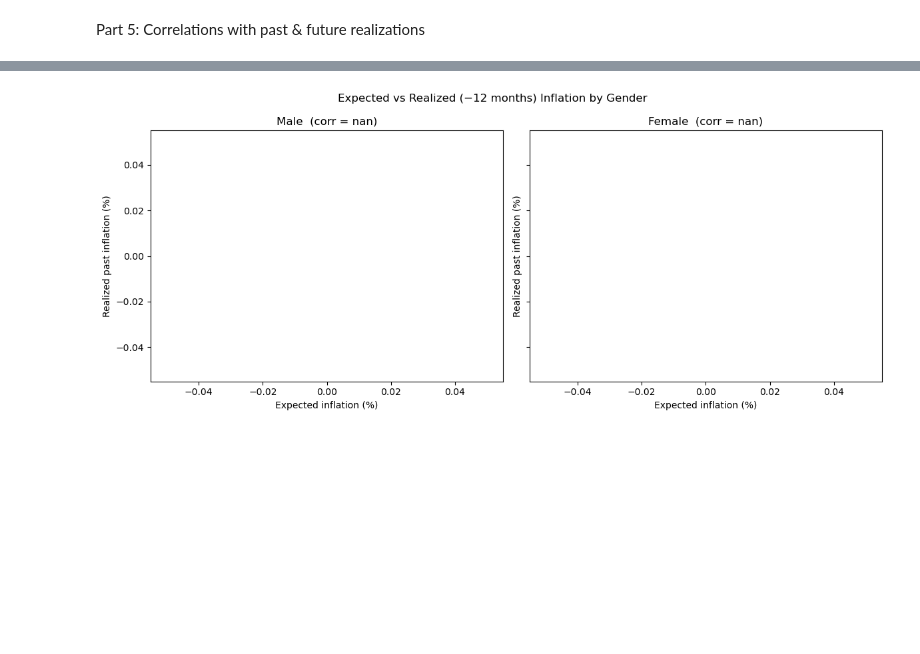
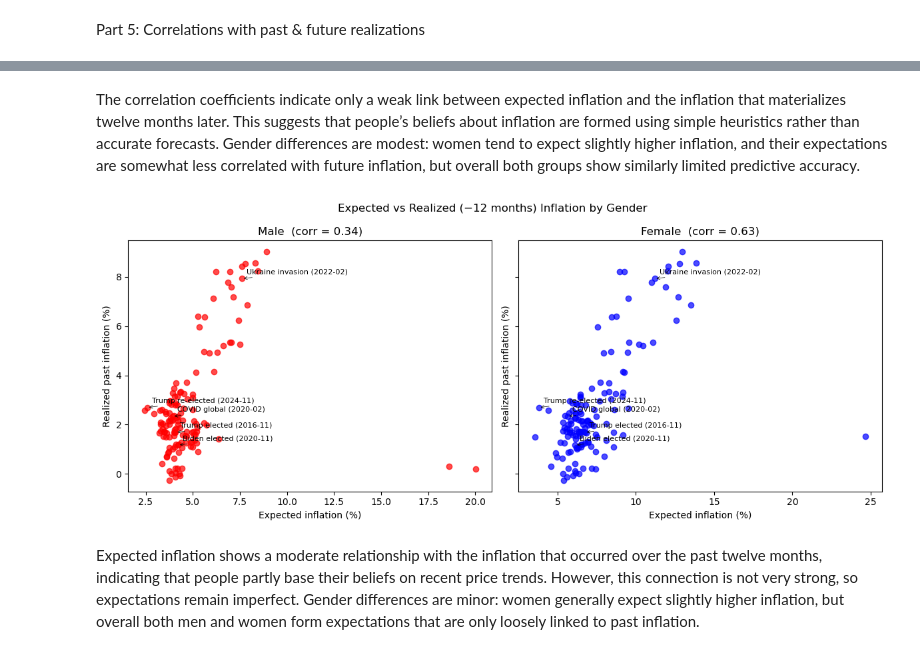
Before and after one commit to Sophiabevers/TECH2-Group-term-paper, a Jupyter notebook: Termpaper HannaK2.ipynb, the cells around one changed output, grey strips where cells are left out. Drawn from its saved outputs; the diff is of its cells as text; code cells hidden in the pictures; blank space fills up the shorter version.

```diff
--- a/Termpaper HannaK2.ipynb
+++ b/Termpaper HannaK2.ipynb
@@ -376,3 +354,6 @@ NameError: name 'exp_infl_gender' is not defined
+# %% [markdown]
+
+The correlation coefficients indicate only a weak link between expected inflation and the inflation that materializes twelve months later. This suggests that people’s beliefs about inflation are formed using simple heuristics rather than accurate forecasts. Gender differences are modest: women tend to expect slightly higher inflation, and their expectations are somewhat less correlated with future inflation, but overall both groups show similarly limited predictive accuracy.
 # %%
 # %% Part 5B – Past (−12 months) Inflation
 
@@ -382,12 +363,12 @@ cpi["cpi_past12"] = cpi["cpi"].shift(12)
 cpi["inflation_past12"] = (cpi["cpi"] - cpi["cpi_past12"]) / cpi["cpi_past12"] * 100
 
 # Align to monthly period for merging
-exp_infl_gender["month"] = exp_infl_gender["date"].dt.to_period("M")
+df_gender_month_avg["month"] = df_gender_month_avg["date"].dt.to_period("M")
 cpi["month"] = cpi["date"].dt.to_period("M")
 
 # Merge on monthly period
 merged_past = pd.merge(
-    exp_infl_gender,
+    df_gender_month_avg,
     cpi[["month", "inflation_past12"]],
     on="month",
     how="inner"
@@ -402,31 +383,34 @@ colors = ["red", "blue"]
 events = {
     "Trump elected (2016-11)": "2016-11-01",
     "COVID global (2020-02)": "2020-02-01",
     "Biden elected (2020-11)": "2020-11-01",
     "Ukraine invasion (2022-02)": "2022-02-01",
     "Trump re-elected (2024-11)": "2024-11-01",
 }
 
 fig, axes = plt.subplots(1, 2, figsize=(12, 5), sharey=True)
 for ax, (val, label), color in zip(axes, genders.items(), colors):
     df_g = merged_past[merged_past["female"] == val]
     corr = df_g["exp_inflation"].corr(df_g["inflation_past12"])
     ax.scatter(df_g["exp_inflation"], df_g["inflation_past12"], alpha=0.7, color=color)
     ax.set_title(f"{label}  (corr = {corr:.2f})")
     ax.set_xlabel("Expected inflation (%)")
     ax.set_ylabel("Realized past inflation (%)")
 
     for event, date_str in events.items():
         date = pd.Timestamp(date_str)
         if date in df_g["date"].values:
             x = df_g.loc[df_g["date"] == date, "exp_inflation"].values[0]
             y = df_g.loc[df_g["date"] == date, "inflation_past12"].values[0]
             ax.annotate(event, (x, y), textcoords="offset points", xytext=(5, 5),
                         fontsize=8, color="black",
                         arrowprops=dict(arrowstyle="->", lw=0.5))
 
 plt.suptitle("Expected vs Realized (−12 months) Inflation by Gender")
 plt.tight_layout()
 plt.show()
 # %% [output]
-[figure, old version]
+[figure, new version]
+# %% [markdown]
+
+Expected inflation shows a moderate relationship with the inflation that occurred over the past twelve months, indicating that people partly base their beliefs on recent price trends. However, this connection is not very strong, so expectations remain imperfect. Gender differences are minor: women generally expect slightly higher inflation, but overall both men and women form expectations that are only loosely linked to past inflation.
```
Also changed, not shown: parts of 1 cell of this notebook.
